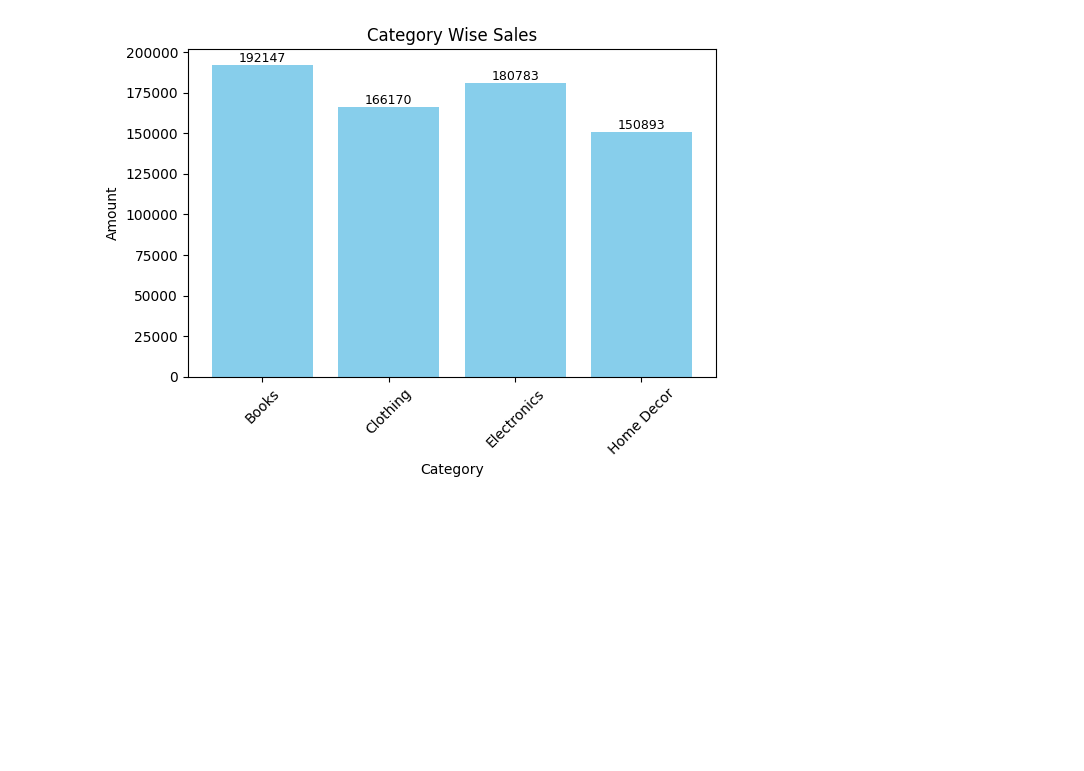
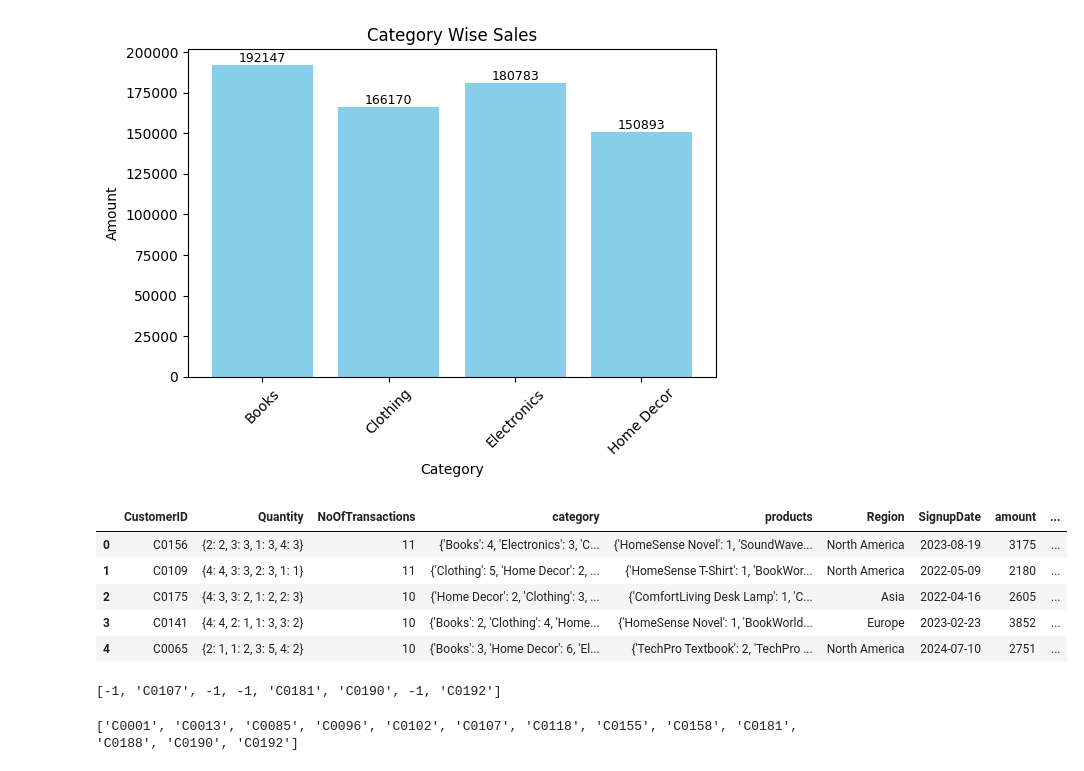
Before and after one commit to kavirajmetech/academic_miniprojects, a Jupyter notebook: zeopat/hello.ipynb, the cells around one changed output. Drawn from its saved outputs; the diff is of its cells as text; code cells hidden in the pictures; blank space fills up the shorter version.

```diff
--- a/zeopat/eda.ipynb
+++ b/zeopat/hello.ipynb
@@ -378,3 +378,12 @@ plt.tight_layout()
 plt.show()
 # %% [output]
 [figure]
+# %%
+cust.head()
+# %% [output]
+|  | CustomerID | Quantity | NoOfTransactions | category | products | Region | SignupDate | amount | ... |
+| 0 | C0156 | {2: 2, 3: 3, 1: 3, 4: 3} | 11 | {'Books': 4, 'Electronics': 3, 'C... | {'HomeSense Novel': 1, 'SoundWave... | North America | 2023-08-19 | 3175 | ... |
+| 1 | C0109 | {4: 4, 3: 3, 2: 3, 1: 1} | 11 | {'Clothing': 5, 'Home Decor': 2, ... | {'HomeSense T-Shirt': 1, 'BookWor... | North America | 2022-05-09 | 2180 | ... |
+| 2 | C0175 | {4: 3, 3: 2, 1: 2, 2: 3} | 10 | {'Home Decor': 2, 'Clothing': 3, ... | {'ComfortLiving Desk Lamp': 1, 'C... | Asia | 2022-04-16 | 2605 | ... |
+| 3 | C0141 | {4: 4, 2: 1, 1: 3, 3: 2} | 10 | {'Books': 2, 'Clothing': 4, 'Home... | {'HomeSense Novel': 1, 'BookWorld... | Europe | 2023-02-23 | 3852 | ... |
+| 4 | C0065 | {2: 1, 1: 2, 3: 5, 4: 2} | 10 | {'Books': 3, 'Home Decor': 6, 'El... | {'TechPro Textbook': 2, 'TechPro ... | North America | 2024-07-10 | 2751 | ... |
@@ -380,0 +468,8 @@ plt.show()
+# %%
+print( [i if i in similarities['C0048'] else -1 for i in similarities['C0001']])
+# %% [output]
+[-1, 'C0107', -1, -1, 'C0181', 'C0190', -1, 'C0192']
+# %%
+print(similarities['C0048'])
+# %% [output]
+['C0001', 'C0013', 'C0085', 'C0096', 'C0102', 'C0107', 'C0118', 'C0155', 'C0158', 'C0181', 'C0188', 'C0190', 'C0192']
```
Also changed, not shown: parts of 5 cells of this notebook, 8 other files.
